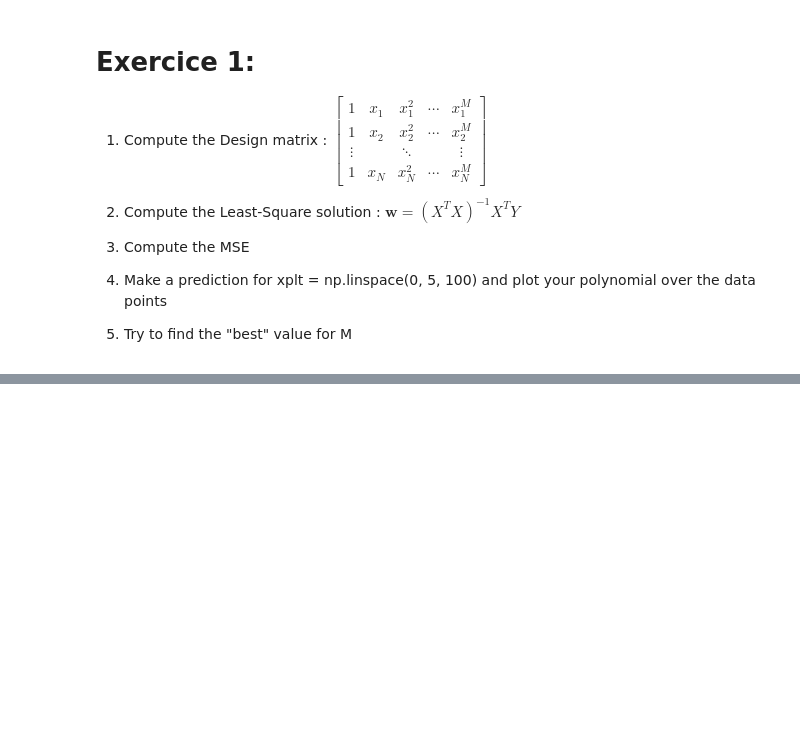
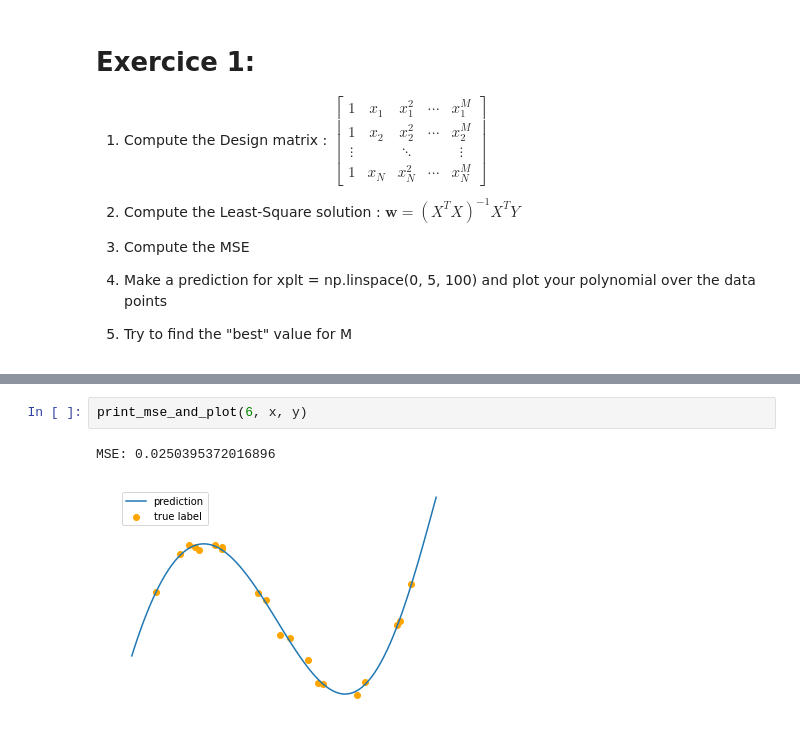
Before and after one commit to asarmadi/summer_ml_s3, a Jupyter notebook: day03/lab_fit_polynomial.ipynb, the cells around one changed output, grey strips where cells are left out. Drawn from its saved outputs; the diff is of its cells as text; blank space fills up the shorter version.

```diff
--- a/day03/lab_fit_polynomial.ipynb
+++ b/day03/lab_fit_polynomial.ipynb
@@ -42,0 +94,5 @@ def design_matrix(x, M):
+# %%
+print_mse_and_plot(6, x, y)
+# %% [output]
+MSE: 0.0250395372016896
+[figure, added]
```
Also changed, not shown: parts of 11 cells of this notebook.
